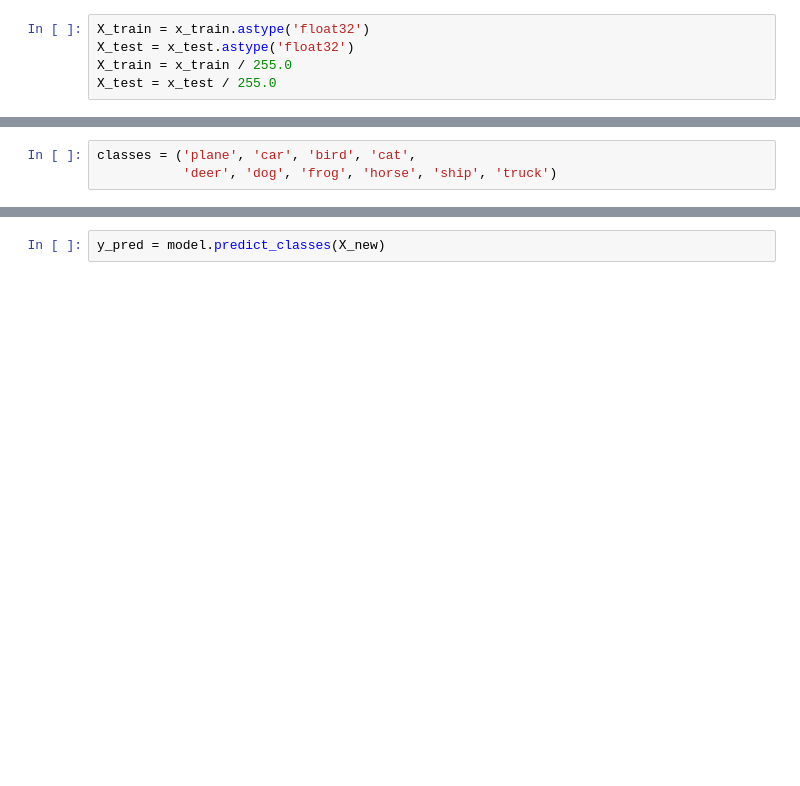
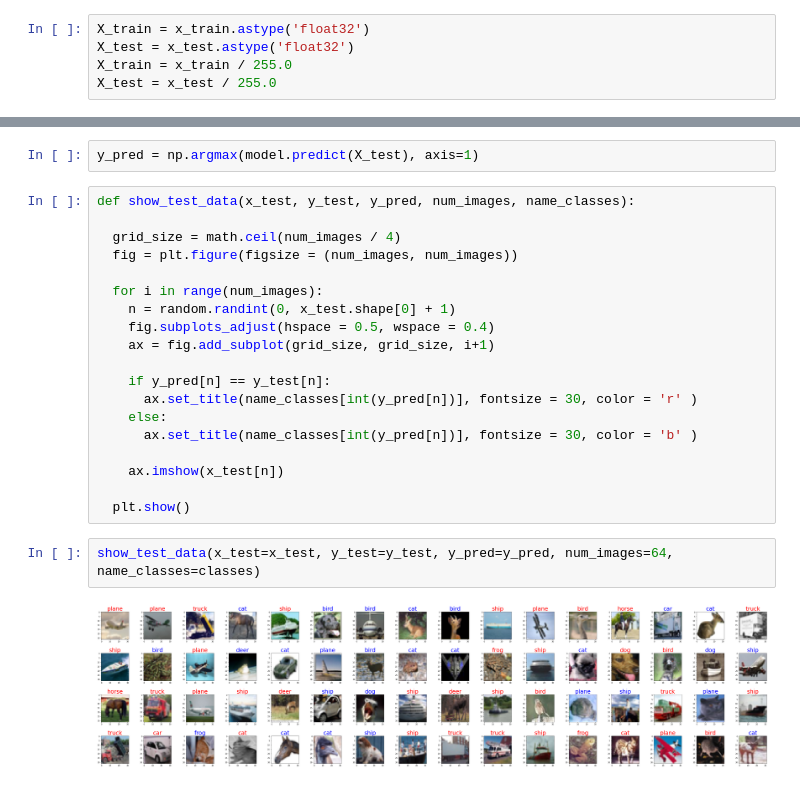
Before and after one commit to juanchess98/Notebooks-Deep-Learning, a Jupyter notebook: Perceptrón_multicapa.ipynb, the cells around one changed output, grey strips where cells are left out. Saved outputs shown, nothing was run; the diff lists cells and outputs as text; blank space fills up the shorter version.

```diff
--- a/Perceptrón_multicapa.ipynb
+++ b/Perceptrón_multicapa.ipynb
@@ -437,6 +444,3 @@ ValueError: ignored
-# %%
-classes = ('plane', 'car', 'bird', 'cat',
-           'deer', 'dog', 'frog', 'horse', 'ship', 'truck')
 # %%
 import pandas as pd
 import matplotlib.pyplot as plt
@@ -453,2 +467,25 @@ y_proba.round(2)
-# %%
-y_pred = model.predict_classes(X_new)
+# %%
+y_pred = np.argmax(model.predict(X_test), axis=1)
+# %%
+def show_test_data(x_test, y_test, y_pred, num_images, name_classes):
+
+  grid_size = math.ceil(num_images / 4)
+  fig = plt.figure(figsize = (num_images, num_images))
+
+  for i in range(num_images):
+    n = random.randint(0, x_test.shape[0] + 1)
+    fig.subplots_adjust(hspace = 0.5, wspace = 0.4)
+    ax = fig.add_subplot(grid_size, grid_size, i+1)
+
+    if y_pred[n] == y_test[n]:
+      ax.set_title(name_classes[int(y_pred[n])], fontsize = 30, color = 'r' )
+    else:
+      ax.set_title(name_classes[int(y_pred[n])], fontsize = 30, color = 'b' )
+
+    ax.imshow(x_test[n])
+
+  plt.show()
+# %%
+show_test_data(x_test=x_test, y_test=y_test, y_pred=y_pred, num_images=64, name_classes=classes)
+# %% [output]
+[figure, added]
```
Also changed, not shown: parts of 37 cells of this notebook.
